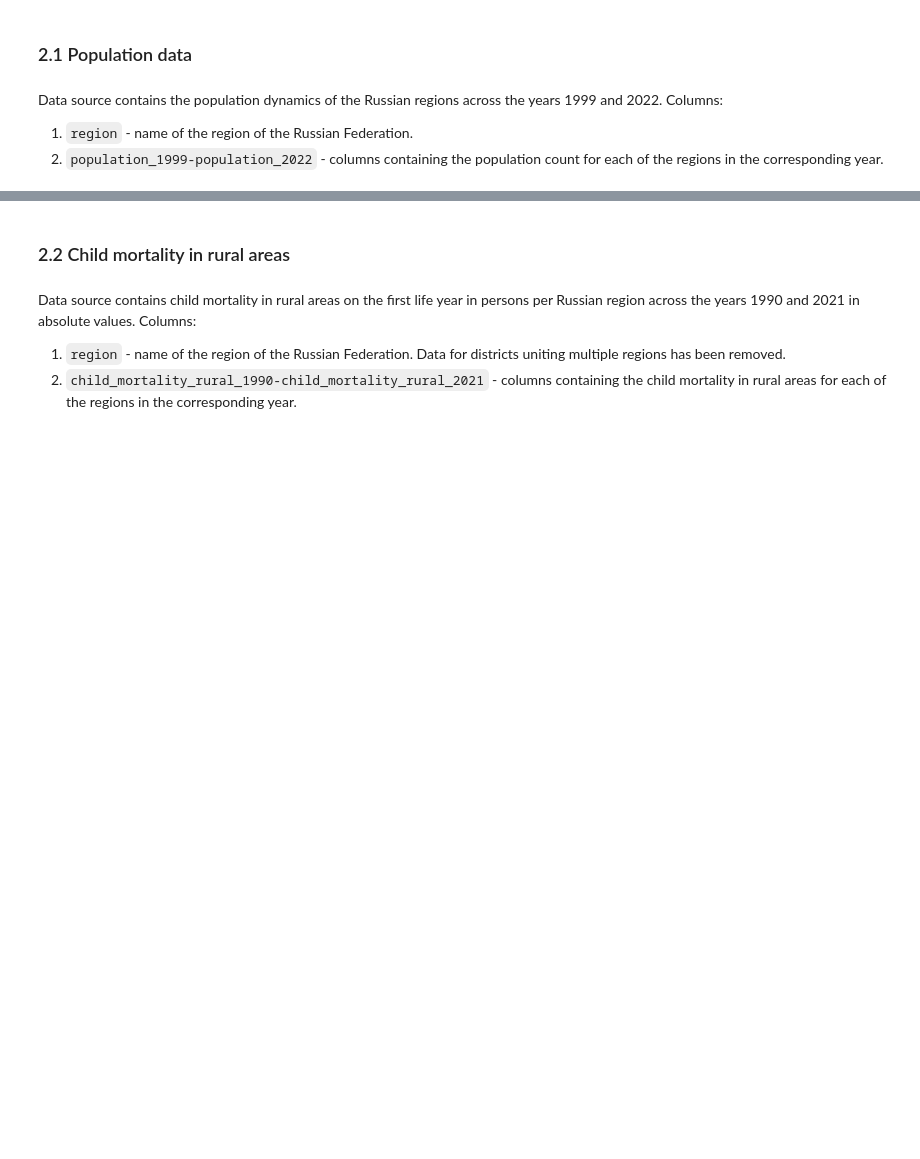
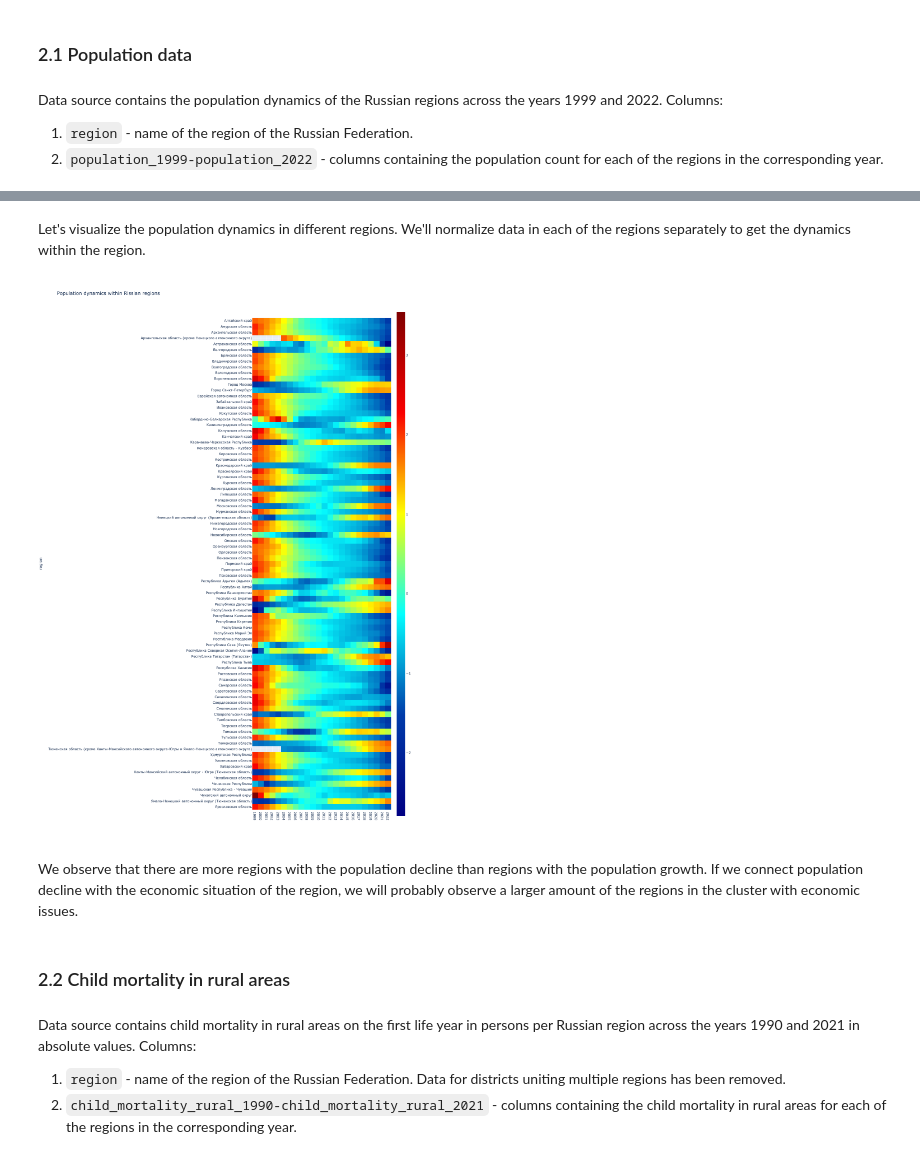
Before and after one commit to helios12/DataScienceProjects, a Jupyter notebook: projects/project-7-final/Project-7.Identification_of_vulnerable_population_groups.ipynb, the cells around one changed output, grey strips where cells are left out. Drawn from its saved outputs; the diff is of its cells as text; code cells hidden in the pictures; blank space fills up the shorter version.

```diff
--- a/projects/project-7-final/Project-7.Identification_of_vulnerable_population_groups.ipynb
+++ b/projects/project-7-final/Project-7.Identification_of_vulnerable_population_groups.ipynb
@@ -95,3 +80,20 @@ data_population.head()
+# %% [markdown]
+Let's visualize the population dynamics in different regions. We'll normalize data in each of the regions separately to get the dynamics within the region.
+# %%
+data_population_normalized = normalize_data(data_population)
+
+fig = px.imshow(
+    data_population_normalized,
+    height=2000,
+    width=1350,
+    color_continuous_scale='Jet',
+    title='Population dynamics within Rissian regions'
+)
+fig.show('png')
+# %% [output]
+[figure, added]
+# %% [markdown]
+We observe that there are more regions with the population decline than regions with the population growth. If we connect population decline with the economic situation of the region, we will probably observe a larger amount of the regions in the cluster with economic issues.
 # %% [markdown]
 ### 2.2 Child mortality in rural areas
 # %% [markdown]
```
Also changed, not shown: parts of 29 cells of this notebook, 1 other file.
